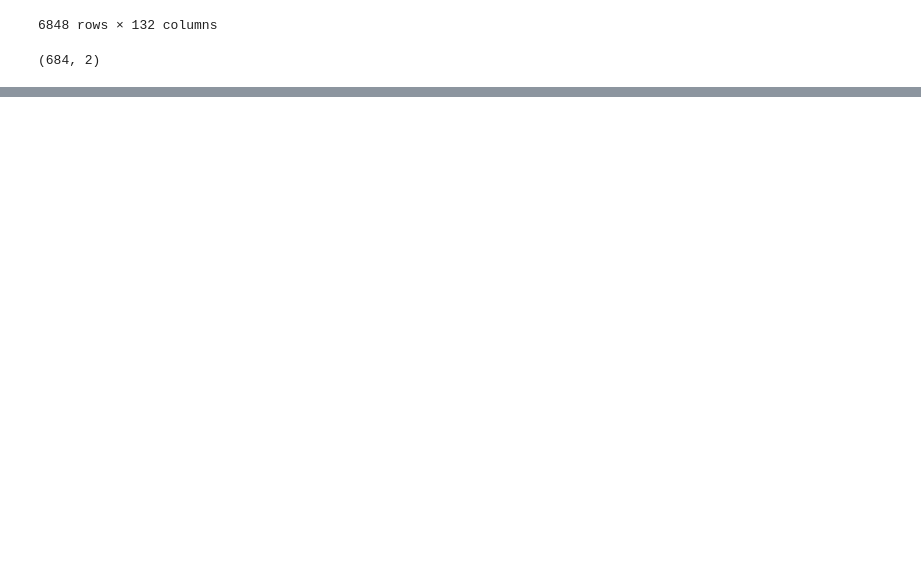
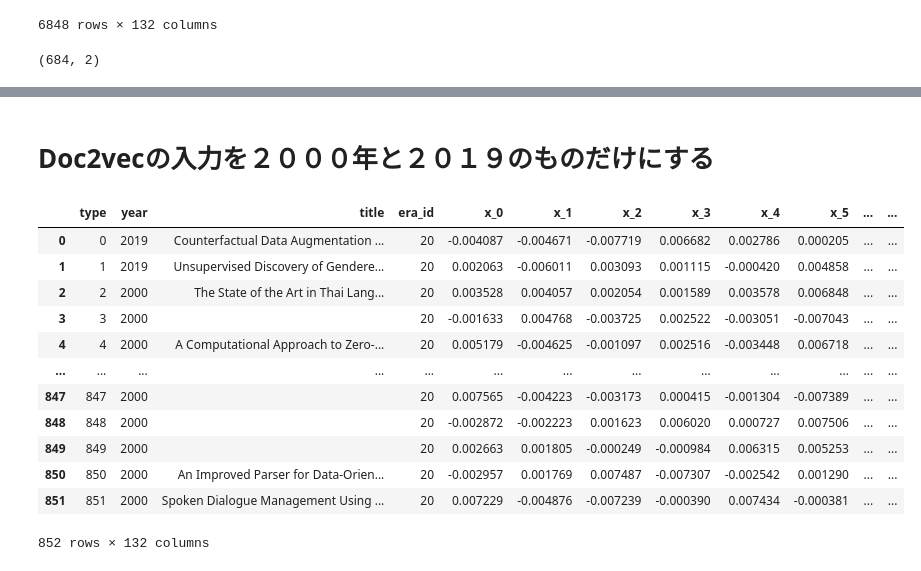
Before and after one commit to spec2/ThesisVisualizationTools, a Jupyter notebook: ACL-anthology-corpus/acl_anthology_full-text.ipynb, the cells around one changed output, grey strips where cells are left out. Cells and saved outputs as stored; diff of their text form; code cells hidden in the pictures; blank space fills up the shorter version.

```diff
--- a/ACL-anthology-corpus/acl_anthology_full-text.ipynb
+++ b/ACL-anthology-corpus/acl_anthology_full-text.ipynb
@@ -189,0 +232,2 @@ plt.show()
+# %% [markdown]
+# Doc2vecの入力を２０００年と２０１９のものだけにする
@@ -189,0 +240,22 @@ plt.show()
+# %%
+data = [[(i)] + list(model.dv[i]) for i in range(len(docs))]
+column_names = ["type"]+["x_"+str(dim) for dim in range(model.vector_size)]
+out = pd.DataFrame(data, columns=column_names)
+out.insert(1, 'year', data_2000_2019['year'].values)
+out.insert(2, 'title', data_2000_2019['title'].values)
+out.insert(3, 'era_id', data_2000_2019['era_id'].values)
+out
+# %% [output]
+|  | type | year | title | era_id | x_0 | x_1 | x_2 | x_3 | x_4 | x_5 | ... | ... |
+| 0 | 0 | 2019 | Counterfactual Data Augmentation ... | 20 | -0.004087 | -0.004671 | -0.007719 | 0.006682 | 0.002786 | 0.000205 | ... | ... |
+| 1 | 1 | 2019 | Unsupervised Discovery of Gendere... | 20 | 0.002063 | -0.006011 | 0.003093 | 0.001115 | -0.000420 | 0.004858 | ... | ... |
+| 2 | 2 | 2000 | The State of the Art in Thai Lang... | 20 | 0.003528 | 0.004057 | 0.002054 | 0.001589 | 0.003578 | 0.006848 | ... | ... |
+| 3 | 3 | 2000 |  | 20 | -0.001633 | 0.004768 | -0.003725 | 0.002522 | -0.003051 | -0.007043 | ... | ... |
+| 4 | 4 | 2000 | A Computational Approach to Zero-... | 20 | 0.005179 | -0.004625 | -0.001097 | 0.002516 | -0.003448 | 0.006718 | ... | ... |
+| ... | ... | ... | ... | ... | ... | ... | ... | ... | ... | ... | ... | ... |
+| 847 | 847 | 2000 |  | 20 | 0.007565 | -0.004223 | -0.003173 | 0.000415 | -0.001304 | -0.007389 | ... | ... |
+| 848 | 848 | 2000 |  | 20 | -0.002872 | -0.002223 | 0.001623 | 0.006020 | 0.000727 | 0.007506 | ... | ... |
+| 849 | 849 | 2000 |  | 20 | 0.002663 | 0.001805 | -0.000249 | -0.000984 | 0.006315 | 0.005253 | ... | ... |
+| 850 | 850 | 2000 | An Improved Parser for Data-Orien... | 20 | -0.002957 | 0.001769 | 0.007487 | -0.007307 | -0.002542 | 0.001290 | ... | ... |
+| 851 | 851 | 2000 | Spoken Dialogue Management Using ... | 20 | 0.007229 | -0.004876 | -0.007239 | -0.000390 | 0.007434 | -0.000381 | ... | ... |
+852 rows × 132 columns
```
Also changed, not shown: parts of 11 cells of this notebook, 2 other files.
